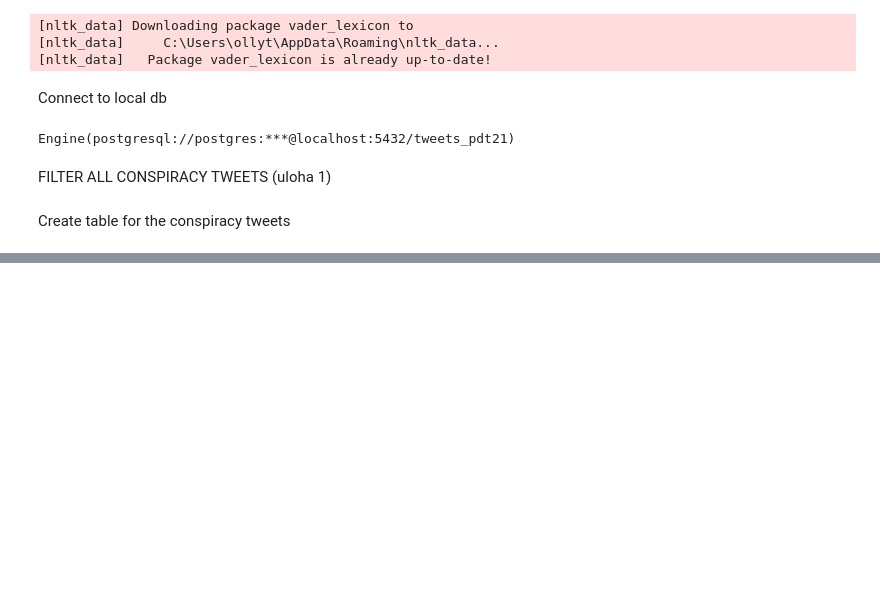
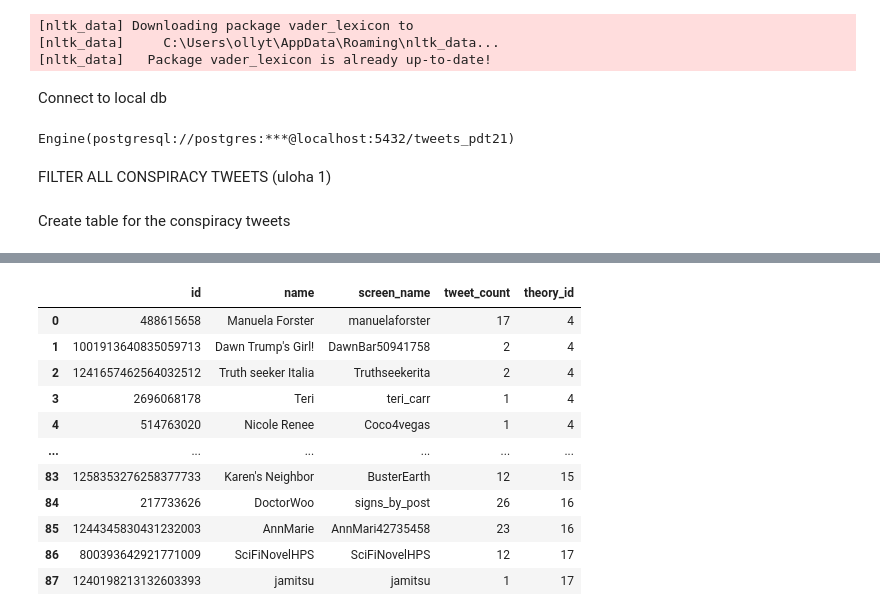
Before and after one commit to letv3/adt_project1, a Jupyter notebook: src/code.ipynb, the cells around one changed output, grey strips where cells are left out. Cells and saved outputs as stored; diff of their text form; code cells hidden in the pictures; blank space fills up the shorter version.

```diff
--- a/src/code.ipynb
+++ b/src/code.ipynb
@@ -105,0 +374,19 @@ len(batched_tweets)
+# %%
+all_accounts = pd.read_sql_query(f"""
+    SELECT * FROM accounts
+""", connection)
+all_accounts
+# %%
+accounts = []
+for idx in range(10):
+    author_id = groups_by_author.index[idx]
+    account_row = conspiracy_accounts.loc[author_id]
+    accounts.append(
+        {'id': author_id , # author_ids
+         'name': account_row['name'], #name
+         'screen_name': account_row['screen_name'], #screen_name
+         'tweet_count': groups_by_author.values[idx], # count_of_tweets
+         'theory_id': 4
+         }
+    )
+accounts
@@ -105,0 +417,64 @@ len(batched_tweets)
+# %%
+N_TOP_TWEETS = 10
+
+column_names = ['id','name', 'screen_name', 'tweet_count', 'theory_id']
+
+top10_accounts_conspiracy = pd.DataFrame(columns=column_names)
+
+for idx, theme in conspiracy_themes.iterrows():
+    # if idx == 1: break
+    # theme = conspiracy_themes.loc[4]
+    #All conspiracy tweet_ids for theory
+    single_theory_tweet_ids = tweets_conspiracy_themes['tweet_id'].loc[
+            tweets_conspiracy_themes['theme_id'] == theme['theme_id']]
+
+
+    #All conspiracy tweet for theory
+    all_conspiracy_tweets_for_theory = conspiracy_tweets_df.loc[conspiracy_tweets_df['id'].isin(single_theory_tweet_ids)]
+
+    #All conspiracy tweet sentiments for theory
+    sentiment_tweet_for_theory = processed_tweets_df.loc[
+                processed_tweets_df['id'].isin(all_conspiracy_tweets_for_theory['id'])]
+
+
+    all_extreme_tweet_sentiments_in_theory = pd.concat([sentiment_tweet_for_theory[sentiment_tweet_for_theory['compound'] < -0.5],
+                                                        sentiment_tweet_for_theory[sentiment_tweet_for_theory['compound'] > 0.5]])
+    all_extreme_tweet_ids_in_theory = all_extreme_tweet_sentiments_in_theory['id']
+
+    all_extreme_conspiracy_tweets_for_theory = all_conspiracy_tweets_for_theory.loc[
+        all_conspiracy_tweets_for_theory['id'].isin(all_extreme_tweet_ids_in_theory)]
+
+    # top 10 account ids with most extreme conspiracy tweets in theme
+    groups_by_author = all_extreme_conspiracy_tweets_for_theory['author_id'].value_counts()
+
+
+
+    conspiracy_accounts = all_accounts.loc[all_accounts['id'].isin(groups_by_author.index[:N_TOP_TWEETS])]
+    conspiracy_accounts = conspiracy_accounts.set_index('id')
+    N_TOP_TWEETS = N_TOP_TWEETS if N_TOP_TWEETS < len(conspiracy_accounts) else len(conspiracy_accounts)
+    for accounts_idx in range(N_TOP_TWEETS):
+        author_id = groups_by_author.index[accounts_idx]
+        account_row = conspiracy_accounts.loc[author_id]
+        top10_accounts_conspiracy = top10_accounts_conspiracy.append(
+            {'id': author_id , # author_ids
+             'name': account_row['name'], #name
+             'screen_name': account_row['screen_name'], #screen_name
+             'tweet_count': groups_by_author.values[accounts_idx], # count_of_tweets
+             'theory_id': theme['theme_id']
+             }, ignore_index=True
+        )
+
+top10_accounts_conspiracy
+# %% [output]
+|  | id | name | screen_name | tweet_count | theory_id |
+| 0 | 488615658 | Manuela Forster | manuelaforster | 17 | 4 |
+| 1 | 1001913640835059713 | Dawn Trump's Girl! | DawnBar50941758 | 2 | 4 |
+| 2 | 1241657462564032512 | Truth seeker Italia | Truthseekerita | 2 | 4 |
+| 3 | 2696068178 | Teri | teri_carr | 1 | 4 |
+| 4 | 514763020 | Nicole Renee | Coco4vegas | 1 | 4 |
+| ... | ... | ... | ... | ... | ... |
+| 83 | 1258353276258377733 | Karen's Neighbor | BusterEarth | 12 | 15 |
+| 84 | 217733626 | DoctorWoo | signs_by_post | 26 | 16 |
+| 85 | 1244345830431232003 | AnnMarie | AnnMari42735458 | 23 | 16 |
+| 86 | 800393642921771009 | SciFiNovelHPS | SciFiNovelHPS | 12 | 17 |
+| 87 | 1240198213132603393 | jamitsu | jamitsu | 1 | 17 |
```
Also changed, not shown: parts of 31 cells of this notebook, 4 other files.
